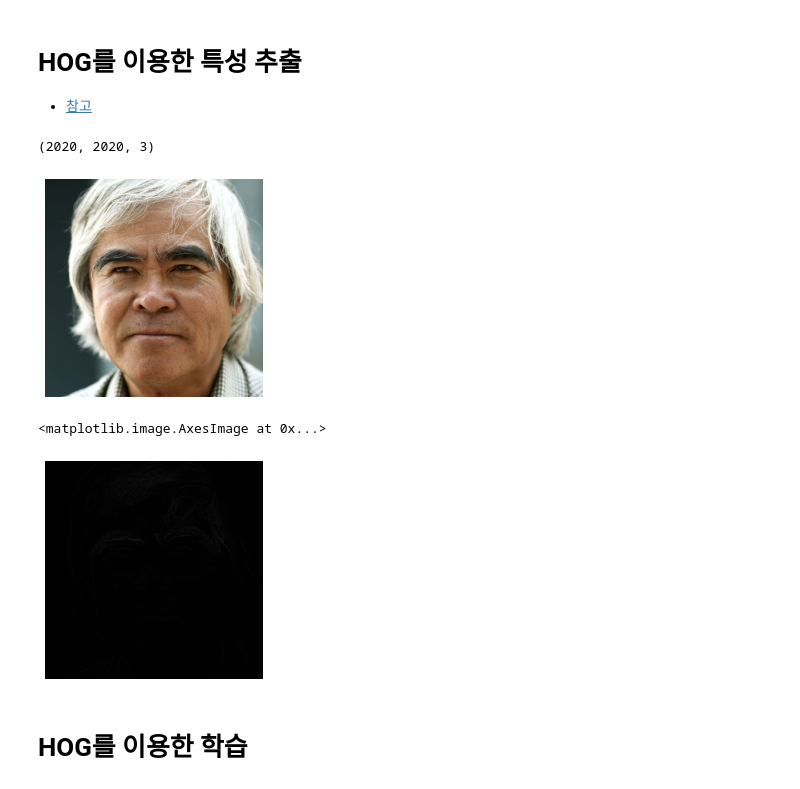
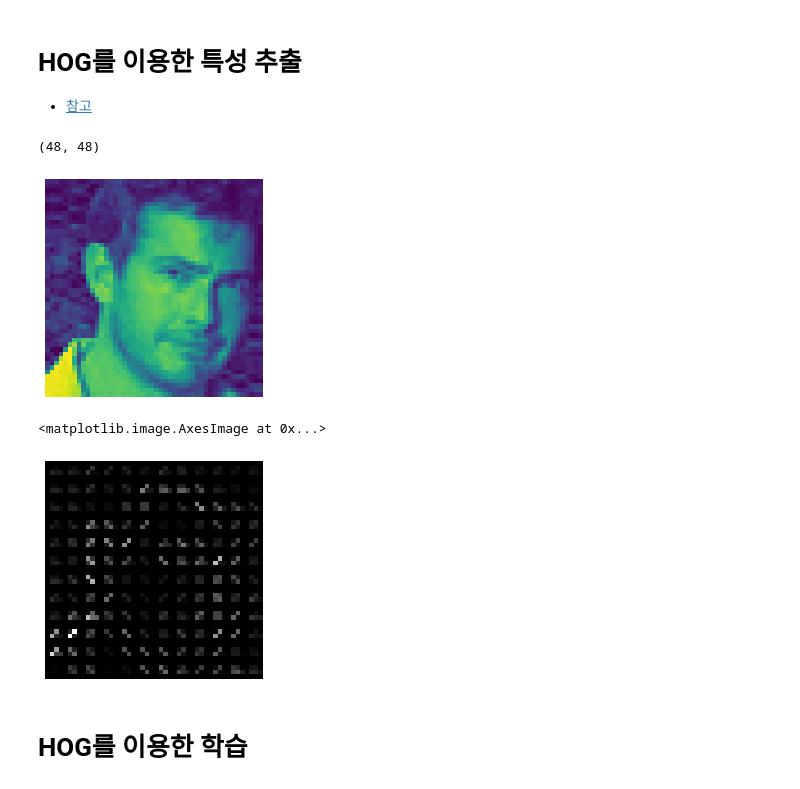
Before and after one commit to 1il1il/TIL, a Jupyter notebook: ai/전공_프로젝트_HOG.ipynb, the cells around one changed output. Saved outputs shown, nothing was run; the diff lists cells and outputs as text; code cells hidden in the pictures.

```diff
--- a/ai/전공_프로젝트_HOG.ipynb
+++ b/ai/전공_프로젝트_HOG.ipynb
@@ -12,21 +14,21 @@ import os
 from tqdm.notebook import tqdm
 # %%
-img = imread('../data/telemoji/train/angry/94d0319548dd602f76ccb54cf3c37644f7faeac8d276f6703d8b9ae2.jpg')
+img = imread('../data/FER2013/train/angry/Training_10120469.jpg')
 plt.axis("off")
 plt.imshow(img)
 print(img.shape)
 # %% [output]
-(2020, 2020, 3)
+(48, 48)
-[figure, old version]
+[figure, new version]
 # %%
 #creating hog features
 fd, hog_image = hog(img, orientations=9, pixels_per_cell=(4, 4),
-                    cells_per_block=(2, 2), visualize=True, multichannel=True)
+                    cells_per_block=(2, 2), visualize=True)
 plt.axis("off")
 plt.imshow(hog_image, cmap="gray")
 # %% [output]
 <matplotlib.image.AxesImage at 0x...>
-[figure, old version]
+[figure, new version]
 # %%
 # save the images
 plt.imsave("hog_image.jpg", hog_image, cmap="gray")
```
Also changed, not shown: parts of 6 cells of this notebook, 4 other files.
